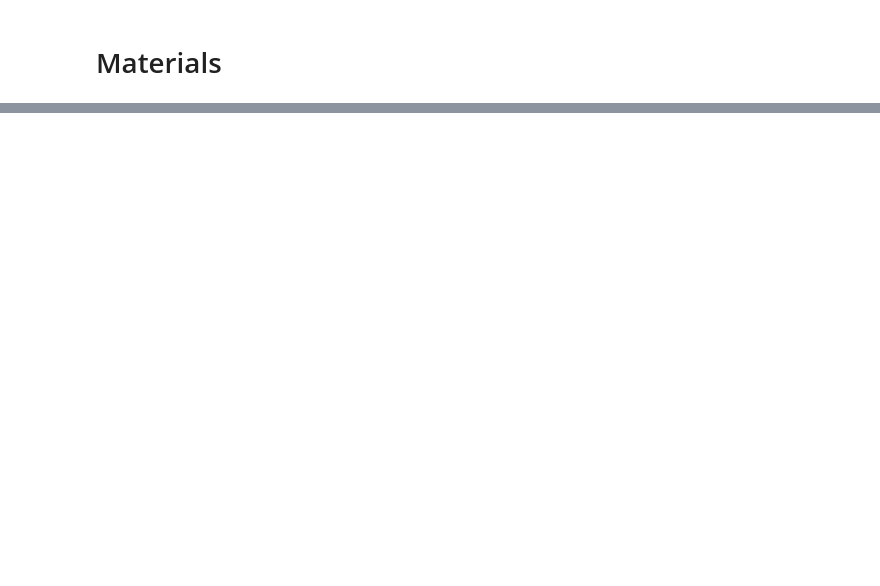
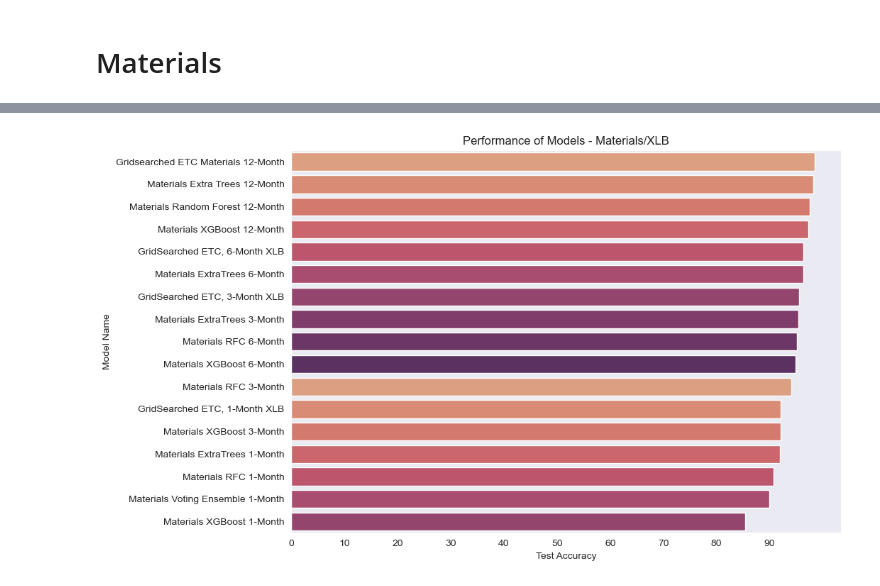
Before and after one commit to dvdhartsman/Stock_Market_Analysis, a Jupyter notebook: 2b_SPDR_Eval.ipynb, the cells around one changed output, grey strips where cells are left out. Saved outputs shown, nothing was run; the diff lists cells and outputs as text; code cells hidden in the pictures; blank space fills up the shorter version.

```diff
--- a/2b_SPDR_Eval.ipynb
+++ b/2b_SPDR_Eval.ipynb
@@ -49,12 +51,16 @@ import pickle
 # %%
 # Feature Importances for the best models of each sector/timeframe
 feature_importances = pd.read_csv('/Users/samalainabayeva/Desktop/Capstone Project/Feature_Importances.csv')
+feature_importances.rename(columns={"Unnamed: 0": "Model Target"}, inplace=True)
+feature_importances.set_index("Model Target", inplace=True)
 
 # Complete table of results
-models_df = pd.read_csv('/Users/samalainabayeva/Desktop/Capstone Project/ALL_MODEL_DATA.csv')
+models_df = pd.read_csv('/Users/samalainabayeva/Desktop/Capstone Project/ALL_MODEL_DATA.csv', index_col=0)
 
 # Original Data
 df = pd.read_csv('/Users/samalainabayeva/Desktop/Capstone Project/FULL_DATA_W_PERC_CHANGES.csv')
+df["Date"] = pd.to_datetime(df["Date"])
+df.set_index("Date", inplace=True)
 # %%
 # Load Pickled Classes -> if you want access, please reach out to me directly
 
@@ -107,0 +162,6 @@ def describe_predictions(model, ticker, df, cat=1):
+# %%
+# Plotting the Test Accuracy of every model for this ETF
+
+plot_test_accuracy(Materials_df, "Materials/XLB", num_include=17)
+# %% [output]
+[figure, added]
```
Also changed, not shown: parts of 17 cells of this notebook, 1 other file.
